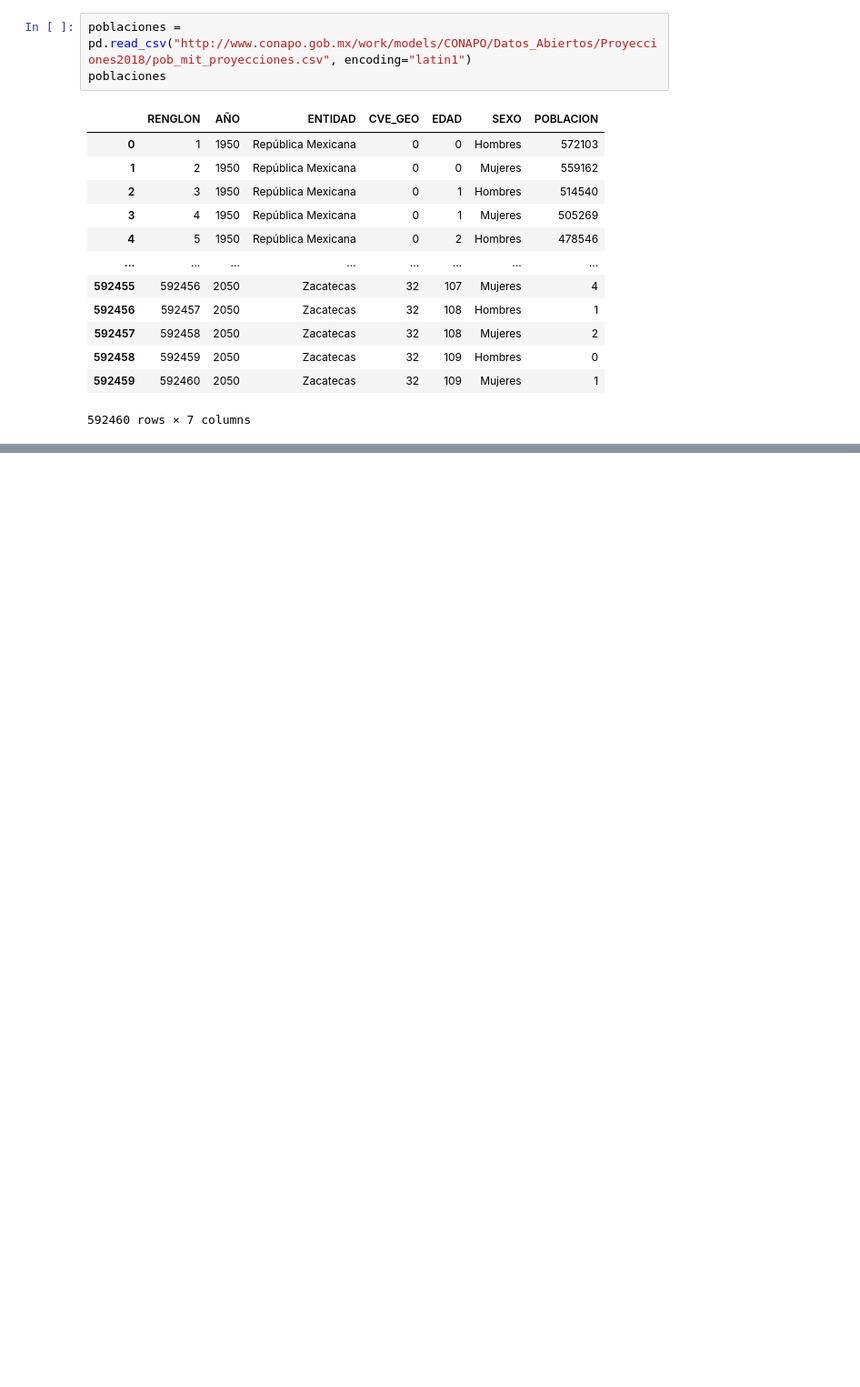
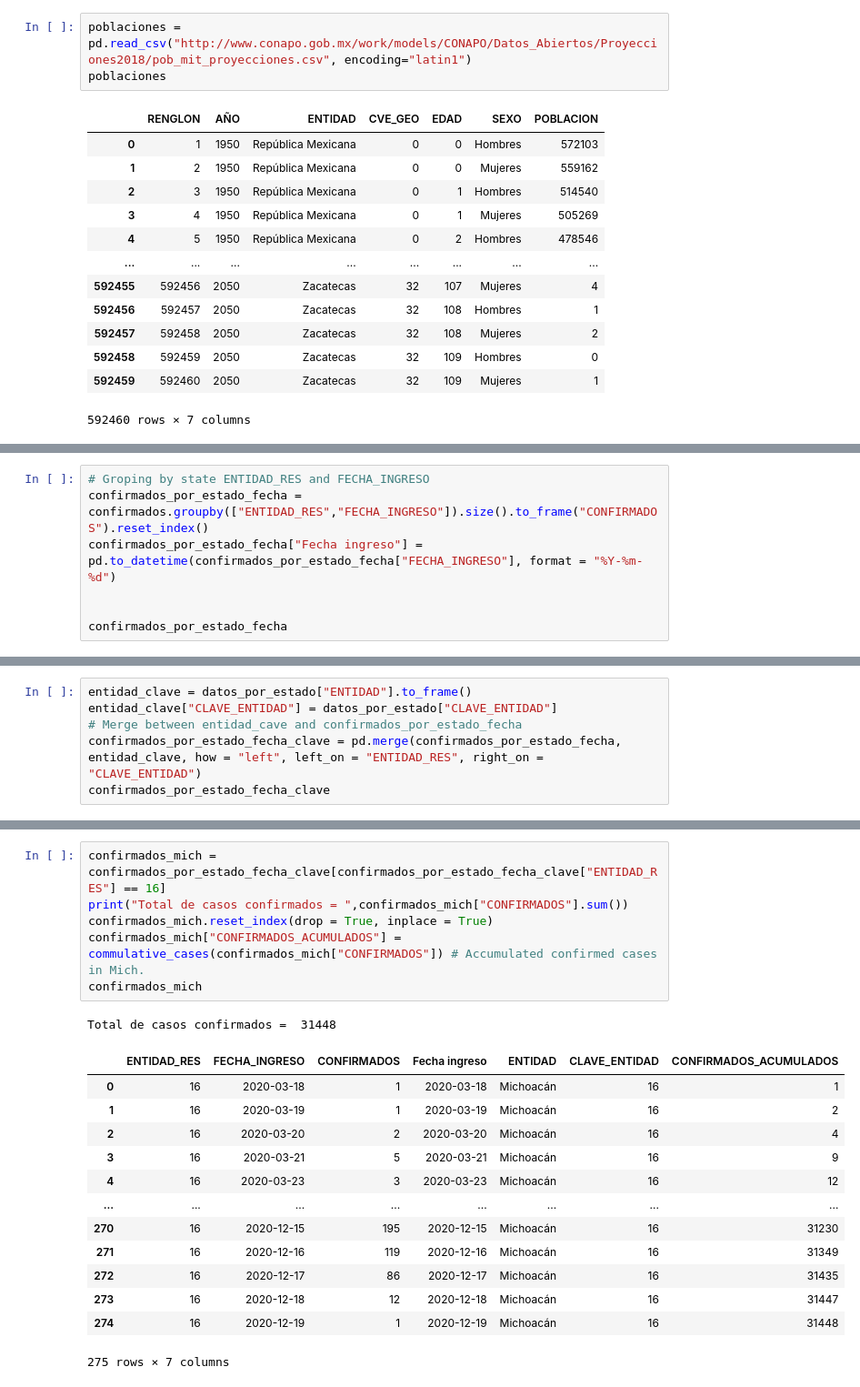
Before and after one commit to Riloro/mexico_covid19_dashboard, a Jupyter notebook: Notebook/covid19_notebook.ipynb, the cells around one changed output, grey strips where cells are left out. Shown at 91% size. Saved outputs shown, nothing was run; the diff lists cells and outputs as text; blank space fills up the shorter version.

```diff
--- a/Notebook/covid19_notebook.ipynb
+++ b/Notebook/covid19_notebook.ipynb
@@ -495,0 +540,7 @@ poblacion_por_municipio_base2 = pd.read_csv("base_municipios_final_datos_02.csv"
+# %%
+# Groping by state ENTIDAD_RES and FECHA_INGRESO
+confirmados_por_estado_fecha = confirmados.groupby(["ENTIDAD_RES","FECHA_INGRESO"]).size().to_frame("CONFIRMADOS").reset_index()
+confirmados_por_estado_fecha["Fecha ingreso"] = pd.to_datetime(confirmados_por_estado_fecha["FECHA_INGRESO"], format = "%Y-%m-%d")
+
+
+confirmados_por_estado_fecha
@@ -495,0 +579,6 @@ poblacion_por_municipio_base2 = pd.read_csv("base_municipios_final_datos_02.csv"
+# %%
+entidad_clave = datos_por_estado["ENTIDAD"].to_frame()
+entidad_clave["CLAVE_ENTIDAD"] = datos_por_estado["CLAVE_ENTIDAD"]
+# Merge between entidad_cave and confirmados_por_estado_fecha
+confirmados_por_estado_fecha_clave = pd.merge(confirmados_por_estado_fecha, entidad_clave, how = "left", left_on = "ENTIDAD_RES", right_on = "CLAVE_ENTIDAD")
+confirmados_por_estado_fecha_clave
@@ -495,0 +617,21 @@ poblacion_por_municipio_base2 = pd.read_csv("base_municipios_final_datos_02.csv"
+# %%
+confirmados_mich = confirmados_por_estado_fecha_clave[confirmados_por_estado_fecha_clave["ENTIDAD_RES"] == 16]
+print("Total de casos confirmados = ",confirmados_mich["CONFIRMADOS"].sum())
+confirmados_mich.reset_index(drop = True, inplace = True)
+confirmados_mich["CONFIRMADOS_ACUMULADOS"] = commulative_cases(confirmados_mich["CONFIRMADOS"]) # Accumulated confirmed cases in Mich.
+confirmados_mich
+# %% [output]
+Total de casos confirmados =  31448
+|  | ENTIDAD_RES | FECHA_INGRESO | CONFIRMADOS | Fecha ingreso | ENTIDAD | CLAVE_ENTIDAD | CONFIRMADOS_ACUMULADOS |
+| 0 | 16 | 2020-03-18 | 1 | 2020-03-18 | Michoacán | 16 | 1 |
+| 1 | 16 | 2020-03-19 | 1 | 2020-03-19 | Michoacán | 16 | 2 |
+| 2 | 16 | 2020-03-20 | 2 | 2020-03-20 | Michoacán | 16 | 4 |
+| 3 | 16 | 2020-03-21 | 5 | 2020-03-21 | Michoacán | 16 | 9 |
+| 4 | 16 | 2020-03-23 | 3 | 2020-03-23 | Michoacán | 16 | 12 |
+| ... | ... | ... | ... | ... | ... | ... | ... |
+| 270 | 16 | 2020-12-15 | 195 | 2020-12-15 | Michoacán | 16 | 31230 |
+| 271 | 16 | 2020-12-16 | 119 | 2020-12-16 | Michoacán | 16 | 31349 |
+| 272 | 16 | 2020-12-17 | 86 | 2020-12-17 | Michoacán | 16 | 31435 |
+| 273 | 16 | 2020-12-18 | 12 | 2020-12-18 | Michoacán | 16 | 31447 |
+| 274 | 16 | 2020-12-19 | 1 | 2020-12-19 | Michoacán | 16 | 31448 |
+275 rows × 7 columns
```
Also changed, not shown: parts of 40 cells of this notebook.
